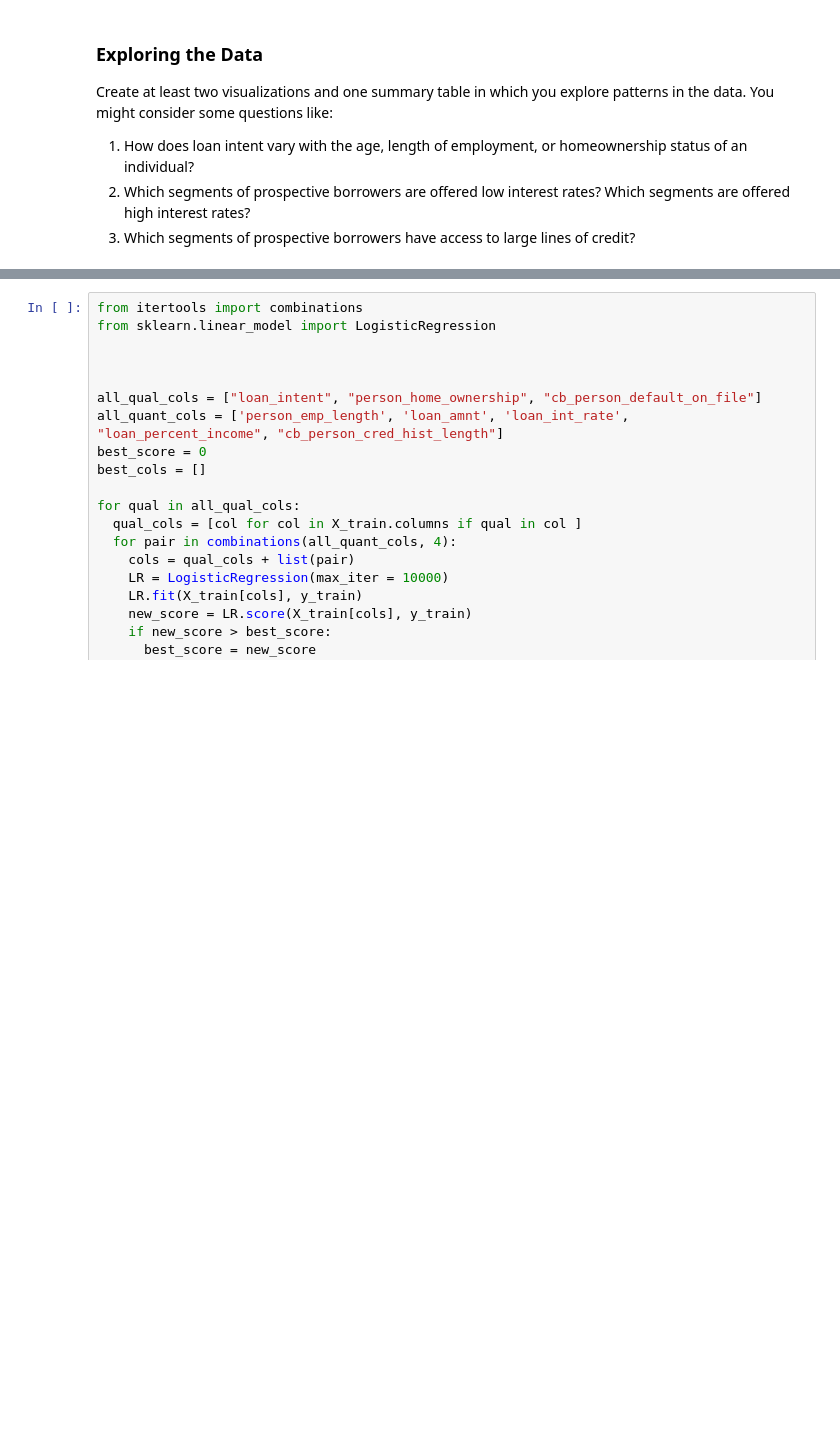
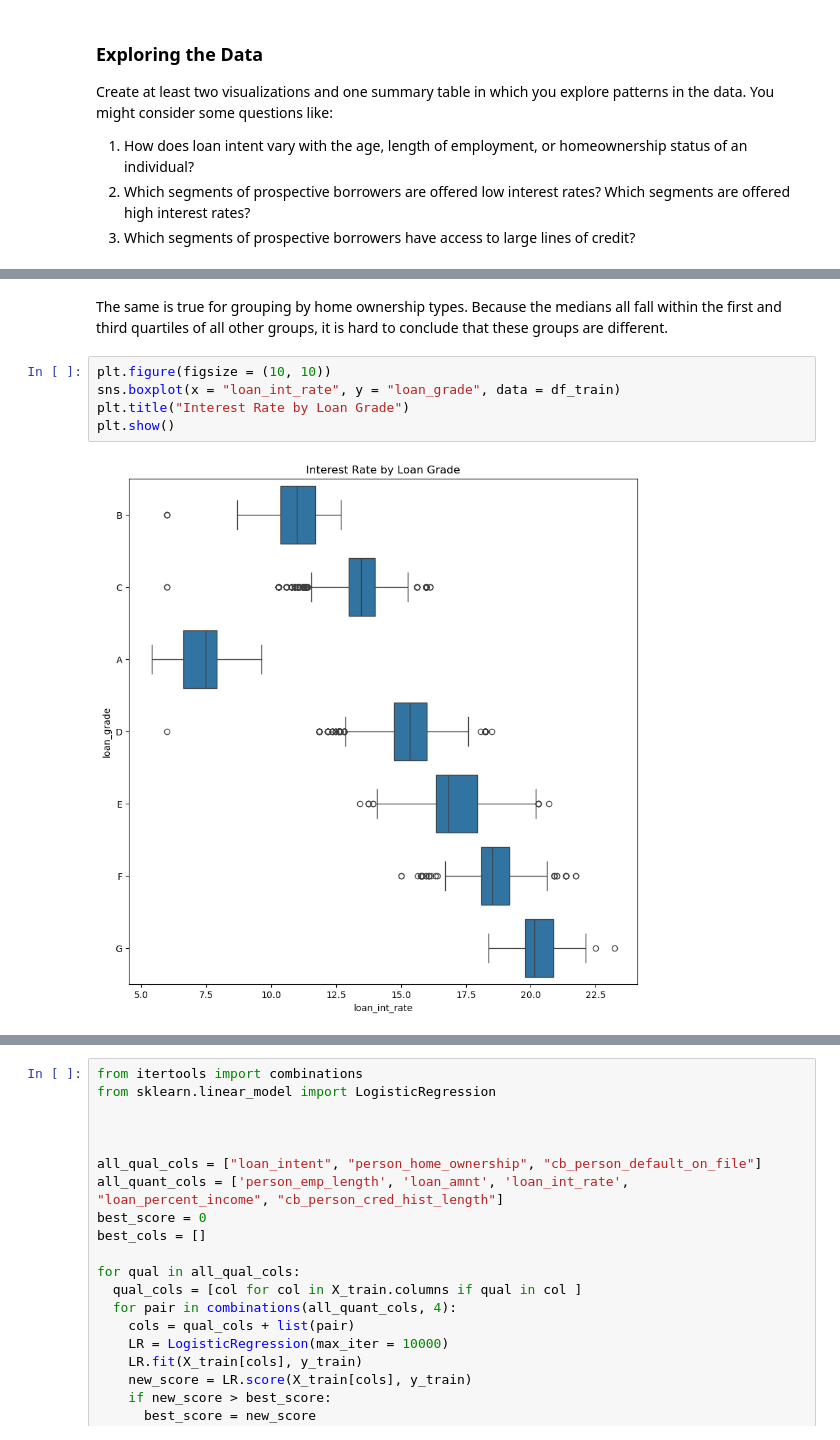
Before and after one commit to jcummings25/github_jcummings25.github.io, a Jupyter notebook: posts/Impact-Automated-Decision-Systems/index.ipynb, the cells around one changed output, grey strips where cells are left out. Cells and saved outputs as stored; diff of their text form; blank space fills up the shorter version.

```diff
--- a/posts/Impact-Automated-Decision-Systems/index.ipynb
+++ b/posts/Impact-Automated-Decision-Systems/index.ipynb
@@ -111,0 +88,9 @@ df_train
+# %% [markdown]
+The same is true for grouping by home ownership types. Because the medians all fall within the first and third quartiles of all other groups, it is hard to conclude that these groups are different.
+# %%
+plt.figure(figsize = (10, 10))
+sns.boxplot(x = "loan_int_rate", y = "loan_grade", data = df_train)
+plt.title("Interest Rate by Loan Grade")
+plt.show()
+# %% [output]
+[figure, added]
```
Also changed, not shown: parts of 29 cells of this notebook, 12 other files.
